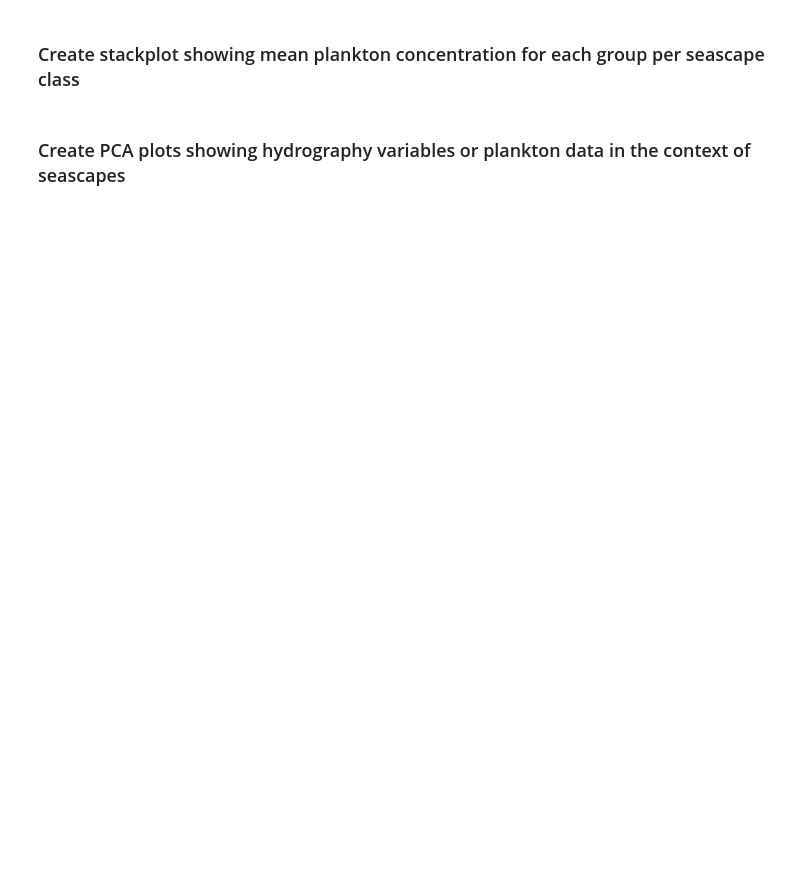
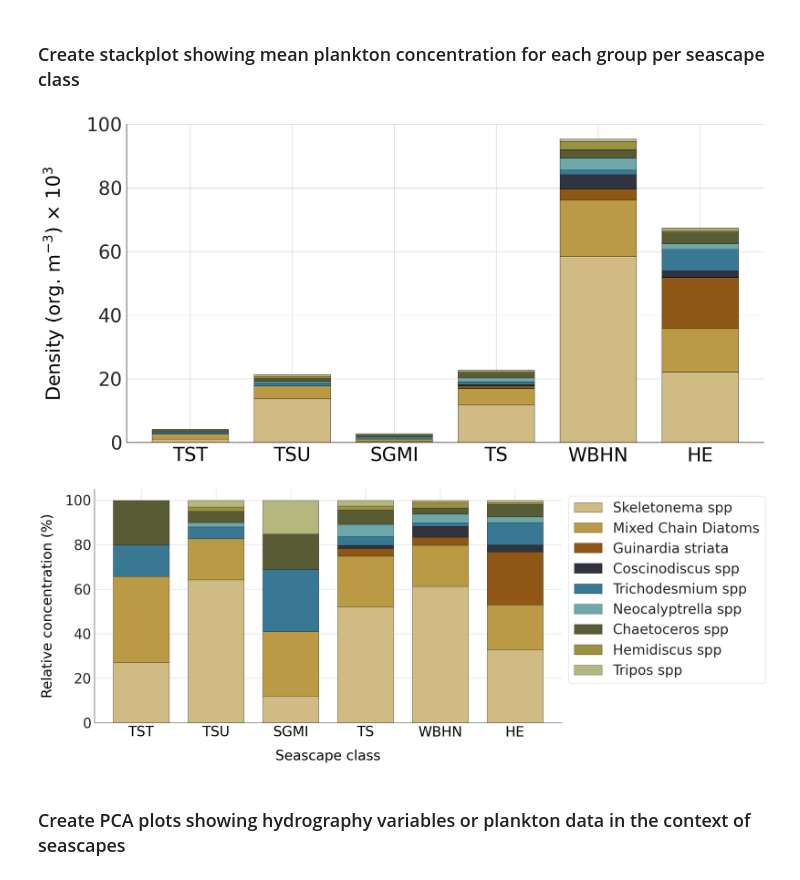
Before and after one commit to eqmh/plankton_imaging, a Jupyter notebook: plankton_abundance.ipynb, the cells around one changed output. Drawn from its saved outputs; the diff is of its cells as text; code cells hidden in the pictures; blank space fills up the shorter version.

```diff
--- a/plankton_abundance.ipynb
+++ b/plankton_abundance.ipynb
@@ -750,7 +850,7 @@ phytoplankton_config = {
     "species": ["Centric", "Ceratium", "Chaetoceros", "Chain2", "Chain3",
                 "Guinardia", "Neocalyptrella", "Noctiluca", "Tricho"],
     "rename": {
-        "Noctiluca": "Hemidiscus spp", "Ceratium": "Neoceratium spp", "Tricho": "Trichodesmium spp",
+        "Noctiluca": "Hemidiscus spp", "Ceratium": "Tripos spp", "Tricho": "Trichodesmium spp",
         "Neocalyptrella": "Neocalyptrella spp", "Chaetoceros": "Chaetoceros spp", "Centric": "Coscinodiscus spp",
         "Guinardia": "Guinardia striata", "Chain2": "Mixed Chain Diatoms", "Chain3": "Skeletonema spp"
     },
@@ -839,33 +939,36 @@ ax1.set_position(PLOT_BOX)
 plt.show()
 
 # --- Figure 2: Relative Concentration (%) Stacked Plot ---
 fig2, ax2 = plt.subplots(figsize=(FIG_WIDTH, 10))
 percent_df.plot(
     kind='bar',
     stacked=True,
     ax=ax2,
     color=config["colors"],
     width=0.75,
     edgecolor='black',
     linewidth=0.5
 )
 
 ax2.set_xticklabels([seascape_labels[x] for x in seascape_levels], rotation=0, color="black")
 # Modify labelpad to match Figure 1's visual weight
 ax2.set_ylabel('Relative concentration (%)', labelpad=24, color="black")
 ax2.set_xlabel('Seascape class', labelpad=24, color="black")
 ax2.legend(loc='upper left', bbox_to_anchor=(1, 1), title='', labels=spp_labels)
 
 # Remove top/right spines
 ax2.spines['top'].set_visible(False)
 ax2.spines['right'].set_visible(False)
 ax2.spines['left'].set_color('black')
 ax2.spines['bottom'].set_color('black')
 
 # Force Figure 2 axes to the EXACT SAME box position as Figure 1
 ax2.set_position(PLOT_BOX)
 
 plt.show()
+# %% [output]
+[figure, added]
+[figure, added]
 # %% [markdown]
 ### Create PCA plots showing hydrography variables or plankton data in the context of seascapes
 # %%
```
Also changed, not shown: parts of 17 cells of this notebook.
